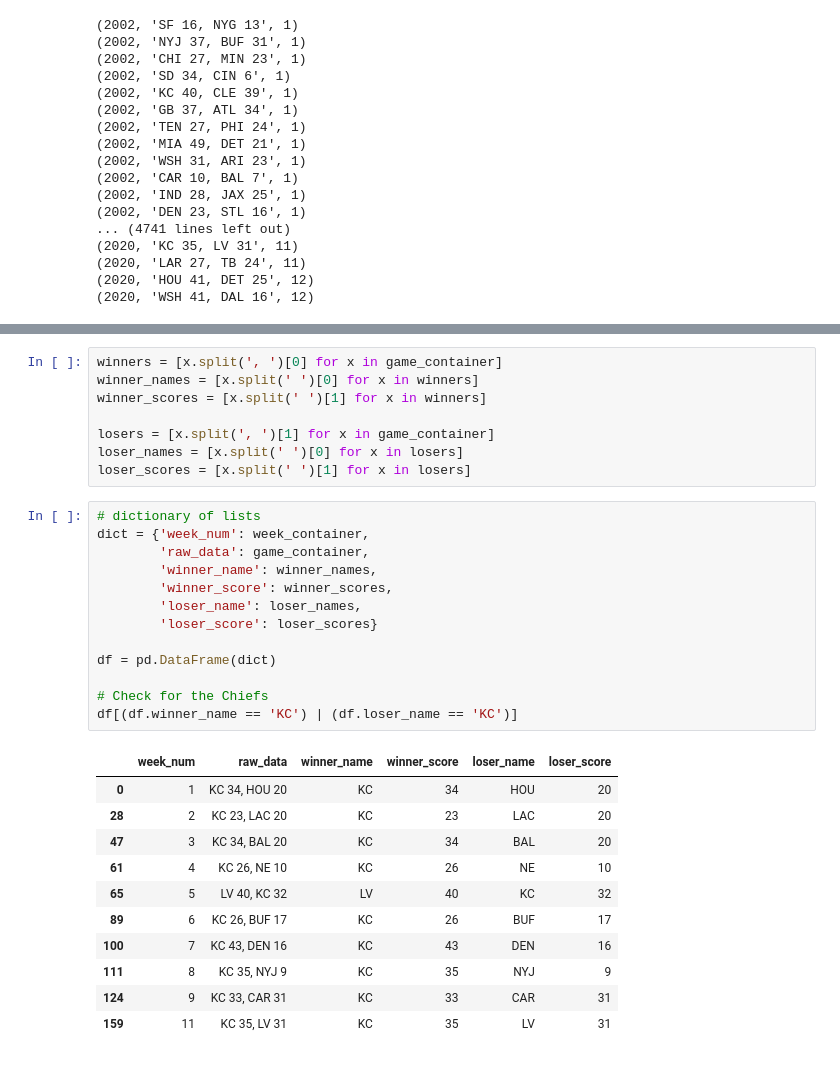
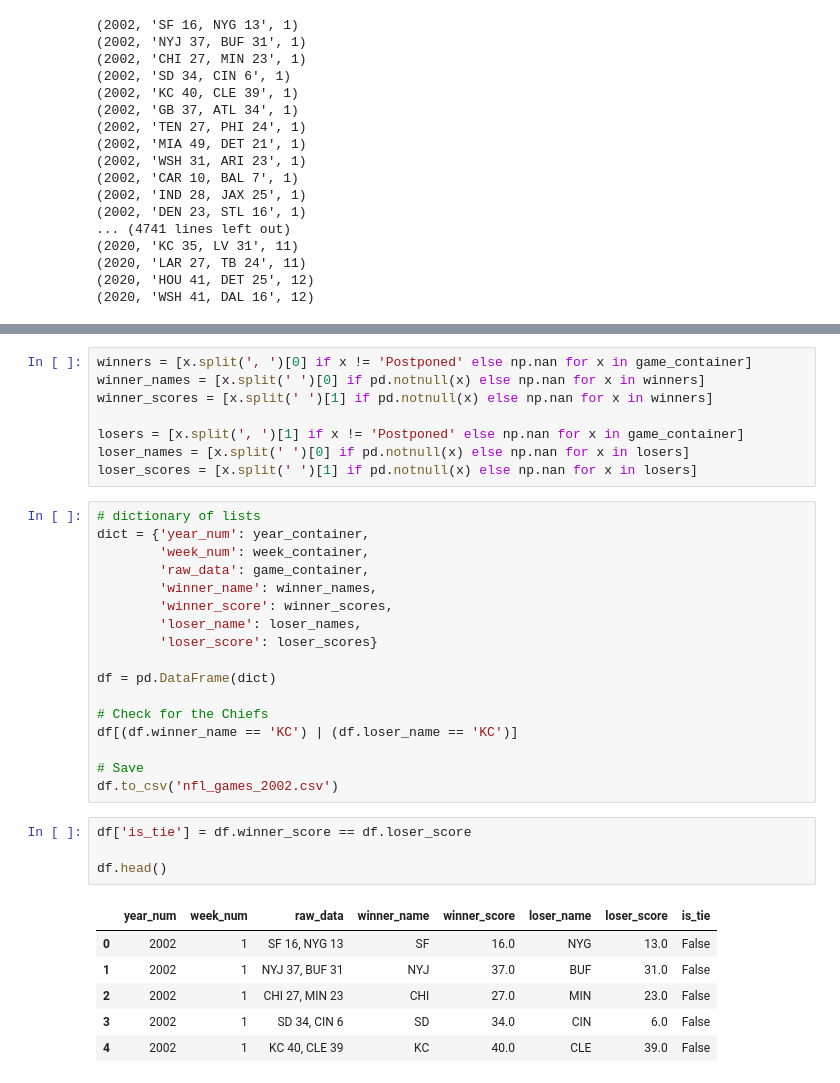
Before and after one commit to eonofrey/nfl_elo, a Jupyter notebook: nfl_elos.ipynb, the cells around one changed output, grey strips where cells are left out. Saved outputs shown, nothing was run; the diff lists cells and outputs as text.

```diff
--- a/nfl_elos.ipynb
+++ b/nfl_elos.ipynb
@@ -78,14 +88,15 @@ for i in zip(year_container, game_container, week_container):
 # %%
-winners = [x.split(', ')[0] for x in game_container]
-winner_names = [x.split(' ')[0] for x in winners]
-winner_scores = [x.split(' ')[1] for x in winners]
+winners = [x.split(', ')[0] if x != 'Postponed' else np.nan for x in game_container]
+winner_names = [x.split(' ')[0] if pd.notnull(x) else np.nan for x in winners]
+winner_scores = [x.split(' ')[1] if pd.notnull(x) else np.nan for x in winners]
 
-losers = [x.split(', ')[1] for x in game_container]
-loser_names = [x.split(' ')[0] for x in losers]
-loser_scores = [x.split(' ')[1] for x in losers]
+losers = [x.split(', ')[1] if x != 'Postponed' else np.nan for x in game_container]
+loser_names = [x.split(' ')[0] if pd.notnull(x) else np.nan for x in losers]
+loser_scores = [x.split(' ')[1] if pd.notnull(x) else np.nan for x in losers]
 # %%
 # dictionary of lists
-dict = {'week_num': week_container,
+dict = {'year_num': year_container,
+        'week_num': week_container,
         'raw_data': game_container,
         'winner_name': winner_names,
         'winner_score': winner_scores,
@@ -96,15 +107,17 @@ df = pd.DataFrame(dict)
 
 # Check for the Chiefs
 df[(df.winner_name == 'KC') | (df.loser_name == 'KC')]
+
+# Save
+df.to_csv('nfl_games_2002.csv')
-# %% [output]
-|  | week_num | raw_data | winner_name | winner_score | loser_name | loser_score |
-| 0 | 1 | KC 34, HOU 20 | KC | 34 | HOU | 20 |
-| 28 | 2 | KC 23, LAC 20 | KC | 23 | LAC | 20 |
-| 47 | 3 | KC 34, BAL 20 | KC | 34 | BAL | 20 |
-| 61 | 4 | KC 26, NE 10 | KC | 26 | NE | 10 |
-| 65 | 5 | LV 40, KC 32 | LV | 40 | KC | 32 |
-| 89 | 6 | KC 26, BUF 17 | KC | 26 | BUF | 17 |
-| 100 | 7 | KC 43, DEN 16 | KC | 43 | DEN | 16 |
-| 111 | 8 | KC 35, NYJ 9 | KC | 35 | NYJ | 9 |
-| 124 | 9 | KC 33, CAR 31 | KC | 33 | CAR | 31 |
-| 159 | 11 | KC 35, LV 31 | KC | 35 | LV | 31 |
+# %%
+df['is_tie'] = df.winner_score == df.loser_score
+
+df.head()
+# %% [output]
+|  | year_num | week_num | raw_data | winner_name | winner_score | loser_name | loser_score | is_tie |
+| 0 | 2002 | 1 | SF 16, NYG 13 | SF | 16.0 | NYG | 13.0 | False |
+| 1 | 2002 | 1 | NYJ 37, BUF 31 | NYJ | 37.0 | BUF | 31.0 | False |
+| 2 | 2002 | 1 | CHI 27, MIN 23 | CHI | 27.0 | MIN | 23.0 | False |
+| 3 | 2002 | 1 | SD 34, CIN 6 | SD | 34.0 | CIN | 6.0 | False |
+| 4 | 2002 | 1 | KC 40, CLE 39 | KC | 40.0 | CLE | 39.0 | False |
```
Also changed, not shown: parts of 4 cells of this notebook.
